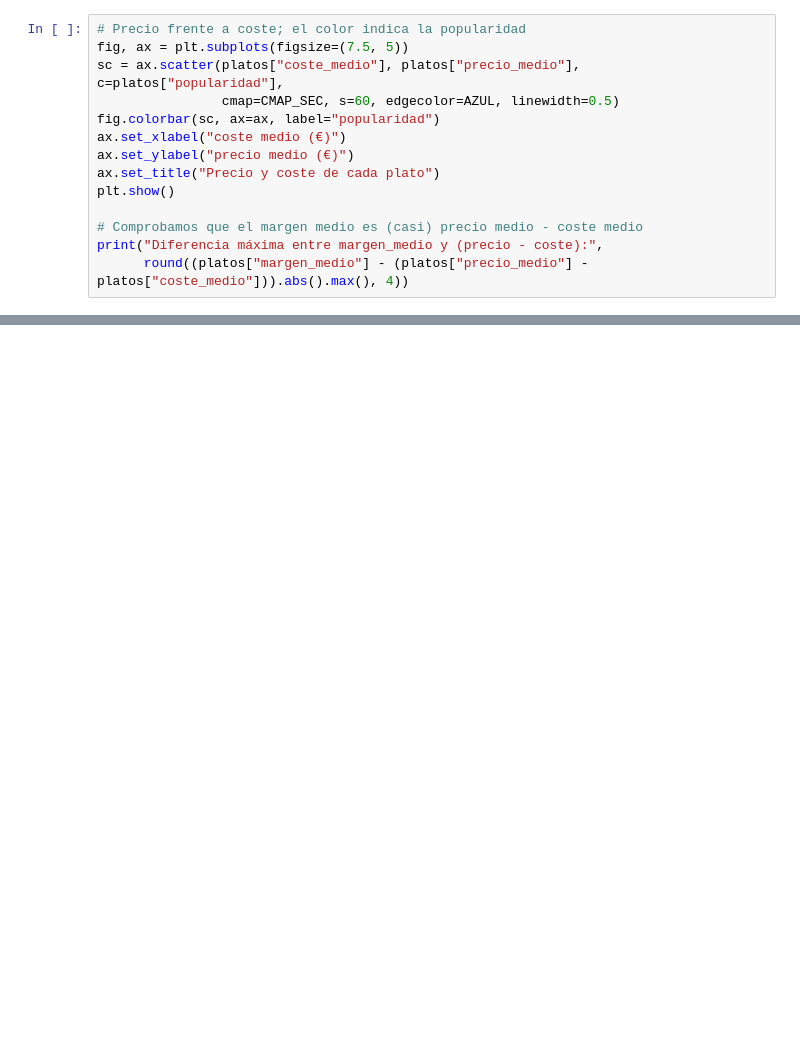
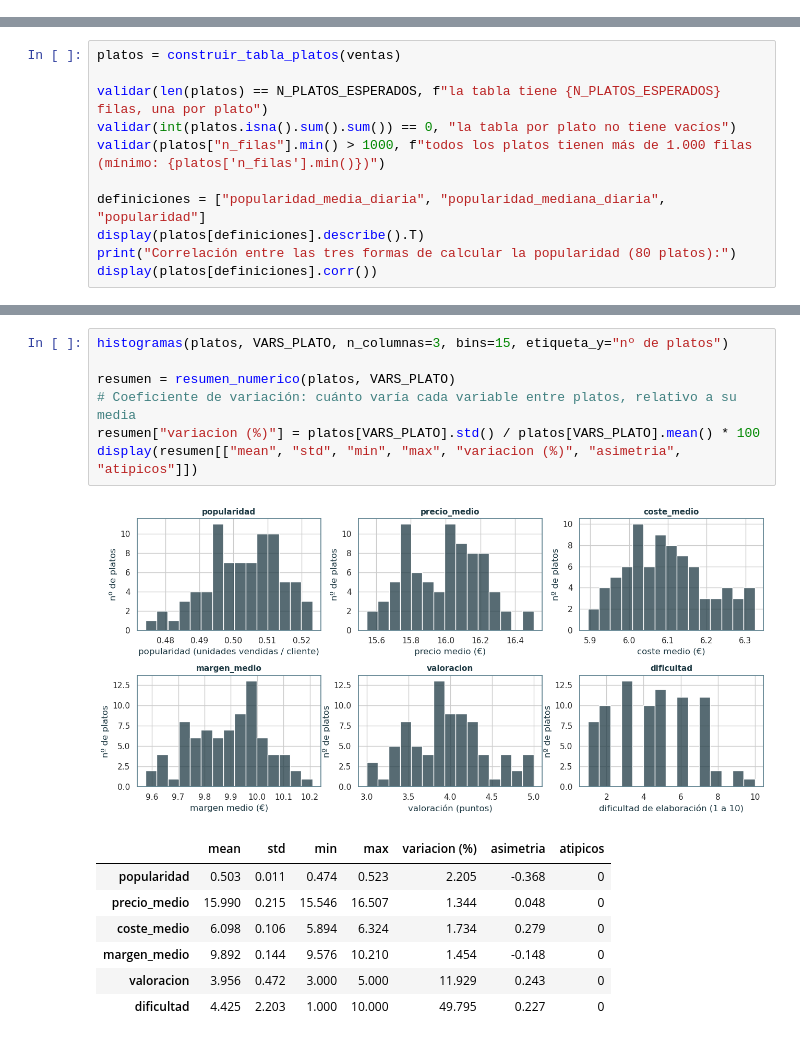
Before and after one commit to ignacioperezimaz/smart-restaurant, a Jupyter notebook: notebooks/03_exploracion_ventas_clustering.ipynb, the cells around one changed output, grey strips where cells are left out. Drawn from its saved outputs; the diff is of its cells as text; blank space fills up the shorter version.

```diff
--- a/notebooks/03_exploracion_ventas_clustering.ipynb
+++ b/notebooks/03_exploracion_ventas_clustering.ipynb
@@ -270,14 +0,0 @@ plt.show()
-# %%
-# Precio frente a coste; el color indica la popularidad
-fig, ax = plt.subplots(figsize=(7.5, 5))
-sc = ax.scatter(platos["coste_medio"], platos["precio_medio"], c=platos["popularidad"],
-                cmap=CMAP_SEC, s=60, edgecolor=AZUL, linewidth=0.5)
-fig.colorbar(sc, ax=ax, label="popularidad")
-ax.set_xlabel("coste medio (€)")
-ax.set_ylabel("precio medio (€)")
-ax.set_title("Precio y coste de cada plato")
-plt.show()
-
-# Comprobamos que el margen medio es (casi) precio medio - coste medio
-print("Diferencia máxima entre margen_medio y (precio - coste):",
-      round((platos["margen_medio"] - (platos["precio_medio"] - platos["coste_medio"])).abs().max(), 4))
@@ -342,0 +383,11 @@ print("Guardado:", check.shape, "| mismas filas:", len(check) == len(platos))
+# %%
+platos = construir_tabla_platos(ventas)
+
+validar(len(platos) == N_PLATOS_ESPERADOS, f"la tabla tiene {N_PLATOS_ESPERADOS} filas, una por plato")
+validar(int(platos.isna().sum().sum()) == 0, "la tabla por plato no tiene vacíos")
+validar(platos["n_filas"].min() > 1000, f"todos los platos tienen más de 1.000 filas (mínimo: {platos['n_filas'].min()})")
+
+definiciones = ["popularidad_media_diaria", "popularidad_mediana_diaria", "popularidad"]
+display(platos[definiciones].describe().T)
+print("Correlación entre las tres formas de calcular la popularidad (80 platos):")
+display(platos[definiciones].corr())
@@ -342,0 +424,16 @@ print("Guardado:", check.shape, "| mismas filas:", len(check) == len(platos))
+# %%
+histogramas(platos, VARS_PLATO, n_columnas=3, bins=15, etiqueta_y="nº de platos")
+
+resumen = resumen_numerico(platos, VARS_PLATO)
+# Coeficiente de variación: cuánto varía cada variable entre platos, relativo a su media
+resumen["variacion (%)"] = platos[VARS_PLATO].std() / platos[VARS_PLATO].mean() * 100
+display(resumen[["mean", "std", "min", "max", "variacion (%)", "asimetria", "atipicos"]])
+# %% [output]
+[figure, added]
+|  | mean | std | min | max | variacion (%) | asimetria | atipicos |
+| popularidad | 0.503 | 0.011 | 0.474 | 0.523 | 2.205 | -0.368 | 0 |
+| precio_medio | 15.990 | 0.215 | 15.546 | 16.507 | 1.344 | 0.048 | 0 |
+| coste_medio | 6.098 | 0.106 | 5.894 | 6.324 | 1.734 | 0.279 | 0 |
+| margen_medio | 9.892 | 0.144 | 9.576 | 10.210 | 1.454 | -0.148 | 0 |
+| valoracion | 3.956 | 0.472 | 3.000 | 5.000 | 11.929 | 0.243 | 0 |
+| dificultad | 4.425 | 2.203 | 1.000 | 10.000 | 49.795 | 0.227 | 0 |
```
Also changed, not shown: parts of 63 cells of this notebook, 5 other files.
